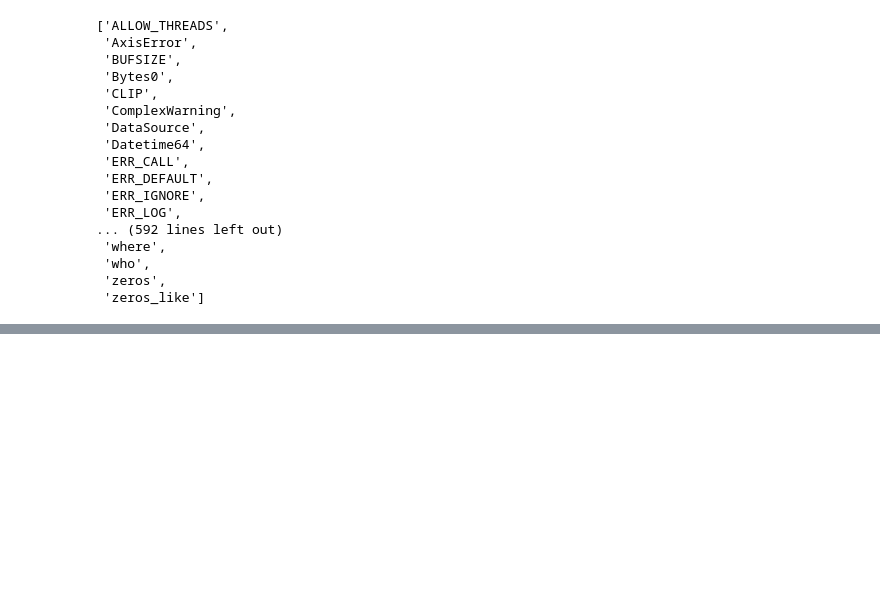
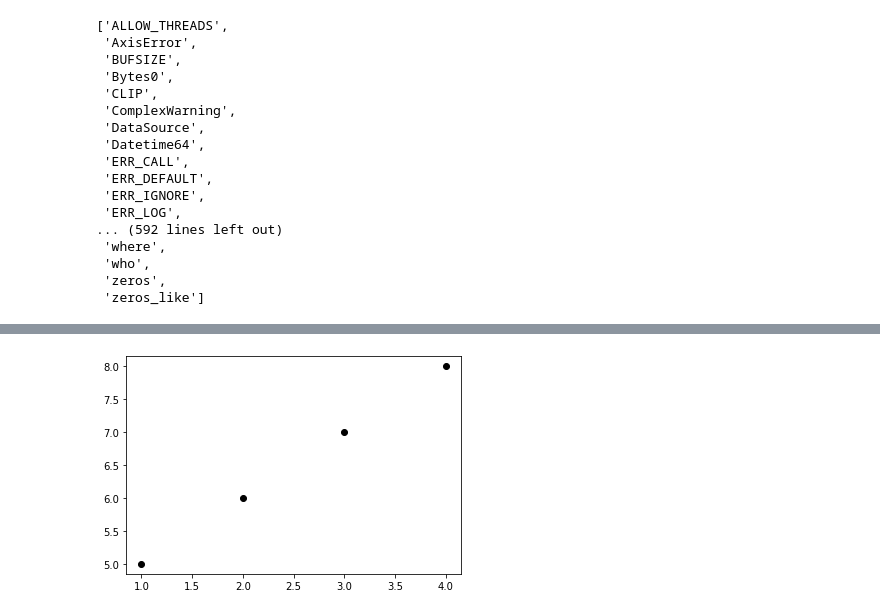
Before and after one commit to HareeshMynapalli/Python-progamming, a Jupyter notebook: 07-02-2022.ipynb, the cells around one changed output, grey strips where cells are left out. Saved outputs shown, nothing was run; the diff lists cells and outputs as text; code cells hidden in the pictures; blank space fills up the shorter version.

```diff
--- a/07-02-2022.ipynb
+++ b/07-02-2022.ipynb
@@ -649,0 +825,6 @@ dir(numpy)
+# %%
+# scatter plot
+plt.scatter([1,2,3,4],[5,6,7,8],color='black')
+plt.show()
+# %% [output]
+[figure, added]
```
Also changed, not shown: parts of 27 cells of this notebook.
